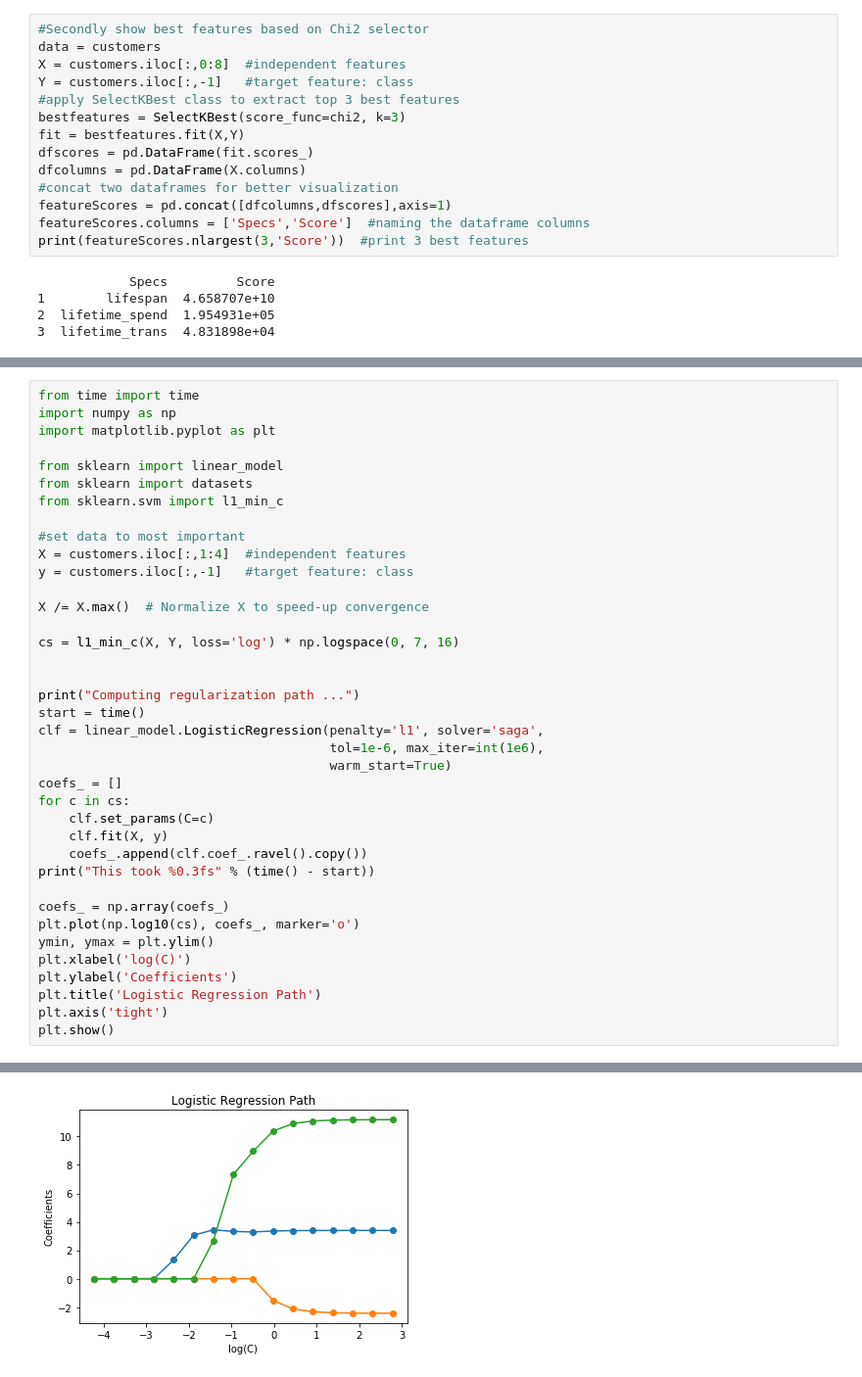
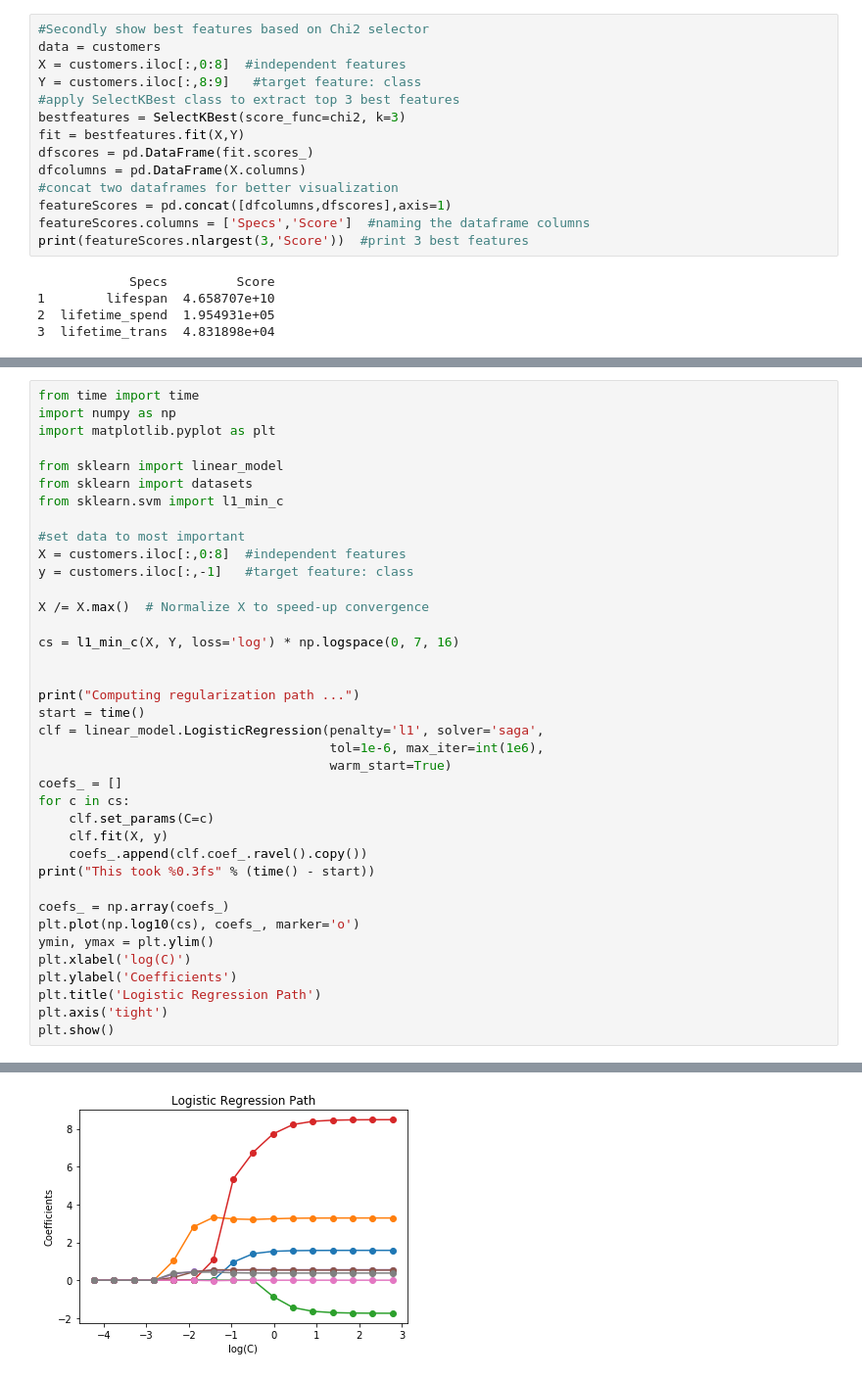
Before and after one commit to ksed786/DSPMopdracht2, a Jupyter notebook: Assignment2Project.ipynb, the cells around one changed output, grey strips where cells are left out. Shown at 98% size. Drawn from its saved outputs; the diff is of its cells as text.

```diff
--- a/Assignment2Project.ipynb
+++ b/Assignment2Project.ipynb
@@ -116,7 +136,7 @@ corr
 #Secondly show best features based on Chi2 selector
 data = customers
 X = customers.iloc[:,0:8]  #independent features
-Y = customers.iloc[:,-1]   #target feature: class
+Y = customers.iloc[:,8:9]   #target feature: class
 #apply SelectKBest class to extract top 3 best features
 bestfeatures = SelectKBest(score_func=chi2, k=3)
 fit = bestfeatures.fit(X,Y)
@@ -154,7 +174,7 @@ from sklearn import datasets
 from sklearn.svm import l1_min_c
 
 #set data to most important
-X = customers.iloc[:,1:4]  #independent features
+X = customers.iloc[:,0:8]  #independent features
 y = customers.iloc[:,-1]   #target feature: class
 
 X /= X.max()  # Normalize X to speed-up convergence
@@ -188,4 +208,4 @@ This took 2.425s
-[figure, old version]
+[figure, new version]
 # %%
 from sklearn import tree
 import graphviz
```
Also changed, not shown: parts of 7 cells of this notebook, 1 other file.
